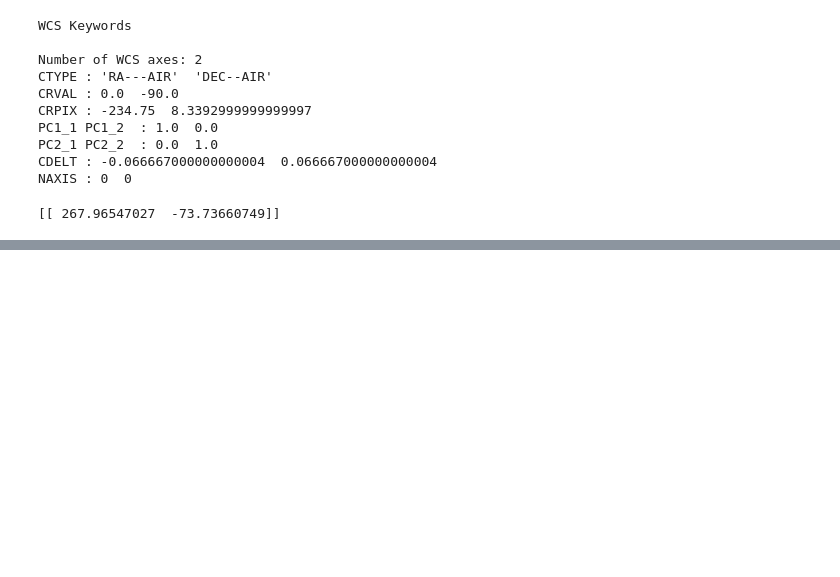
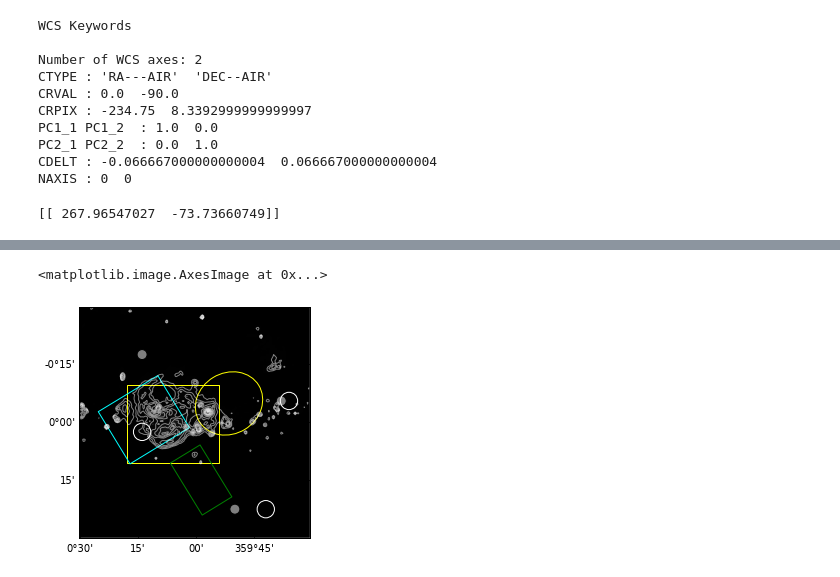
Before and after one commit to adl1995/HIPS-to-Py, a Jupyter notebook: examples/coord-plot-example.ipynb, the cells around one changed output, grey strips where cells are left out. Cells and saved outputs as stored; diff of their text form; code cells hidden in the pictures; blank space fills up the shorter version.

```diff
--- a/examples/coord-plot-example.ipynb
+++ b/examples/coord-plot-example.ipynb
@@ -144,2 +162,57 @@ plt.plot(pix_pos[0][0], pix_pos[0][1], 'o', ms=20, c='white')
+# %%
+# testing out the second method
+
+from astropy.wcs import WCS
+from astropy.io import fits
+from astropy.utils.data import get_pkg_data_filename
+from astropy.visualization.wcsaxes import WCSAxes
+
+filename = get_pkg_data_filename('galactic_center/gc_msx_e.fits')
+# filename = '/media/adeel/643459A034597650/Projects/GSoC/OpenAstronomy/HiPS repository/hips-extra/datasets/samples/DSS2Red/Norder3/Dir0/Npix451.fits'
+
+hdu = fits.open(filename)[0]
+wcs = WCS(hdu.header)
+
+fig = plt.figure()
+
+ax = WCSAxes(fig, [0.1, 0.1, 0.8, 0.8], wcs=wcs)
+
+fig.add_axes(ax)  # note that the axes have to be explicitly added to the figure
+
+# The following line makes it so that the zoom level no longer changes,
+# otherwise Matplotlib has a tendency to zoom out when adding overlays.
+# ax.set_autoscale_on(False)
+
+# Add a rectangle with bottom left corner at pixel position (30, 50) with a
+# width and height of 60 and 50 pixels respectively.
+
+from matplotlib.patches import Rectangle
+r = Rectangle((30., 50.), 60., 50., edgecolor='yellow', facecolor='none')
+ax.add_patch(r)
+
+# Add three markers at (40, 30), (100, 130), and (130, 60). The facecolor is
+# a transparent white (0.5 is the alpha value).
+ax.scatter([40, 100, 130], [30, 130, 60], s=100, edgecolor='black', facecolor=(1, 1, 1, 0.5))
+ax.scatter([40, 120, 135], [80, 130, 60], s=300, edgecolor='white', facecolor='none')
+
+r = Rectangle((266.0, -28.9), 0.3, 0.15, edgecolor='green', facecolor='none',
+              transform=ax.get_transform('fk5'))
+ax.add_patch(r)
+
+from matplotlib.patches import Circle
+
+r = Rectangle((266.4, -28.9), 0.3, 0.3, edgecolor='cyan', facecolor='none',
+              transform=ax.get_transform('fk5'))
+ax.add_patch(r)
+
+c = Circle((266.4, -29.1), 0.15, edgecolor='yellow', facecolor='none',
+              transform=ax.get_transform('fk5'))
+ax.add_patch(c)
+
+ax.contour(hdu.data, levels=np.logspace(-4.7, -3., 10), colors='white', alpha=0.5)
+ax.imshow(hdu.data, cmap='gray')
+# %% [output]
+<matplotlib.image.AxesImage at 0x...>
+[figure, added]
 # %%
 filename
```
Also changed, not shown: parts of 8 cells of this notebook, 1 other file.
